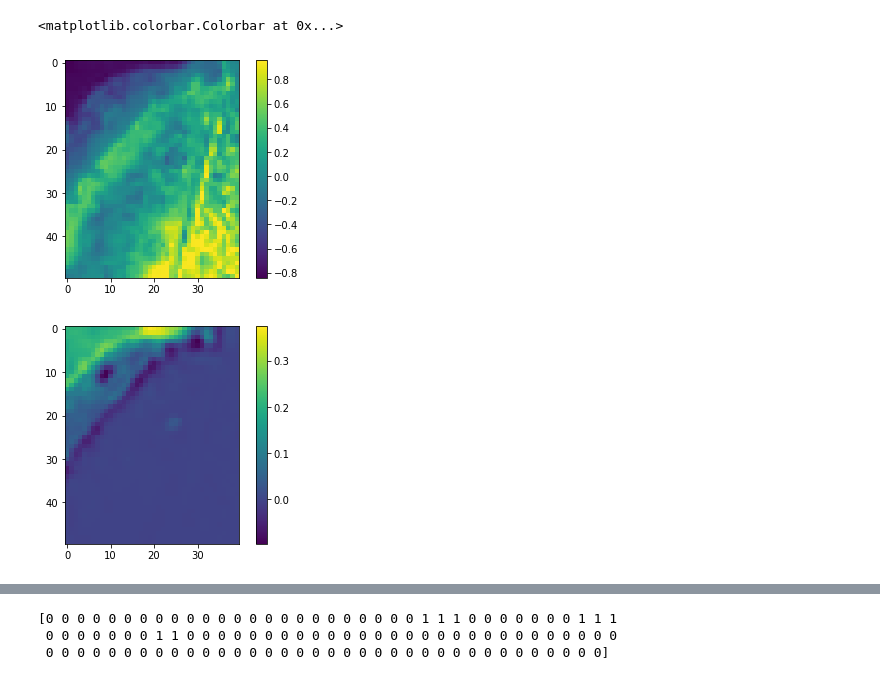
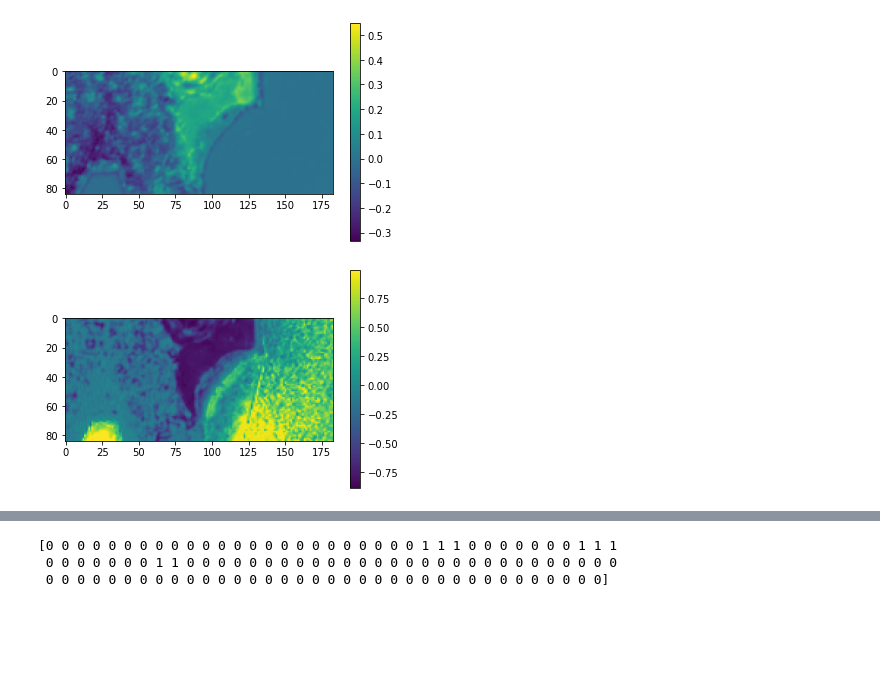
Before and after one commit to BasileR/plastic_detection_from_space, a Jupyter notebook: Detection_image_signature_spectrale_Alina.ipynb, the cells around one changed output, grey strips where cells are left out. Saved outputs shown, nothing was run; the diff lists cells and outputs as text; code cells hidden in the pictures; blank space fills up the shorter version.

```diff
--- a/Detection_image_signature_spectrale_Alina.ipynb
+++ b/Detection_image_signature_spectrale_Alina.ipynb
@@ -11,58 +12,4 @@ ROOT_DIR = './18_04_2019_M/'
-# %%
-import tifffile
-import numpy as np
-import matplotlib.pyplot as plt
-import spectral
-
-# B04 = tifffile.imread(ROOT_DIR+'2019-05-03-00_00_2019-05-03-23_59_Sentinel-2_L2A_B04_(Raw).tiff')
-# B08 = tifffile.imread(ROOT_DIR+'2019-05-03-00_00_2019-05-03-23_59_Sentinel-2_L2A_B08_(Raw).tiff')
-
-# B11 = tifffile.imread(ROOT_DIR+'2019-05-03-00_00_2019-05-03-23_59_Sentinel-2_L2A_B11_(Raw).tiff')
-# B06 = tifffile.imread(ROOT_DIR+'2019-05-03-00_00_2019-05-03-23_59_Sentinel-2_L2A_B06_(Raw).tiff')
-
-# B01 = tifffile.imread(ROOT_DIR+'2019-05-03-00_00_2019-05-03-23_59_Sentinel-2_L2A_B01_(Raw).tiff')
-# B02 = tifffile.imread(ROOT_DIR+'2019-05-03-00_00_2019-05-03-23_59_Sentinel-2_L2A_B02_(Raw).tiff')
-# B03 = tifffile.imread(ROOT_DIR+'2019-05-03-00_00_2019-05-03-23_59_Sentinel-2_L2A_B03_(Raw).tiff')
-# B05 = tifffile.imread(ROOT_DIR+'2019-05-03-00_00_2019-05-03-23_59_Sentinel-2_L2A_B05_(Raw).tiff')
-# B07 = tifffile.imread(ROOT_DIR+'2019-05-03-00_00_2019-05-03-23_59_Sentinel-2_L2A_B07_(Raw).tiff')
-# B09 = tifffile.imread(ROOT_DIR+'2019-05-03-00_00_2019-05-03-23_59_Sentinel-2_L2A_B09_(Raw).tiff')
-
-# B8A = tifffile.imread(ROOT_DIR+'2019-05-03-00_00_2019-05-03-23_59_Sentinel-2_L2A_B8A_(Raw).tiff')
-# B12 = tifffile.imread(ROOT_DIR+'2019-05-03-00_00_2019-05-03-23_59_Sentinel-2_L2A_B12_(Raw).tiff')
-
-
-B04 = tifffile.imread(ROOT_DIR+'2019-04-18-00_00_2019-04-18-23_59_Sentinel-2_L2A_B04_(Raw).tiff')
-B08 = tifffile.imread(ROOT_DIR+'2019-04-18-00_00_2019-04-18-23_59_Sentinel-2_L2A_B08_(Raw).tiff')
-
-B11 = tifffile.imread(ROOT_DIR+'2019-04-18-00_00_2019-04-18-23_59_Sentinel-2_L2A_B11_(Raw).tiff')
-B06 = tifffile.imread(ROOT_DIR+'2019-04-18-00_00_2019-04-18-23_59_Sentinel-2_L2A_B06_(Raw).tiff')
-
-B01 = tifffile.imread(ROOT_DIR+'2019-04-18-00_00_2019-04-18-23_59_Sentinel-2_L2A_B01_(Raw).tiff')
-B02 = tifffile.imread(ROOT_DIR+'2019-04-18-00_00_2019-04-18-23_59_Sentinel-2_L2A_B02_(Raw).tiff')
-B03 = tifffile.imread(ROOT_DIR+'2019-04-18-00_00_2019-04-18-23_59_Sentinel-2_L2A_B03_(Raw).tiff')
-B05 = tifffile.imread(ROOT_DIR+'2019-04-18-00_00_2019-04-18-23_59_Sentinel-2_L2A_B05_(Raw).tiff')
-B07 = tifffile.imread(ROOT_DIR+'2019-04-18-00_00_2019-04-18-23_59_Sentinel-2_L2A_B07_(Raw).tiff')
-B09 = tifffile.imread(ROOT_DIR+'2019-04-18-00_00_2019-04-18-23_59_Sentinel-2_L2A_B09_(Raw).tiff')
-
-B8A = tifffile.imread(ROOT_DIR+'2019-04-18-00_00_2019-04-18-23_59_Sentinel-2_L2A_B8A_(Raw).tiff')
-B12 = tifffile.imread(ROOT_DIR+'2019-04-18-00_00_2019-04-18-23_59_Sentinel-2_L2A_B12_(Raw).tiff')
-
-
-RNDVI =(B04-B08)/(B04+B08)
-PI = B08/(B04+B08)
-lambda_8 = 833.8
-lambda_4 = 664.6
-lambda_11 = 1613.7
-lambda_6 = 740.5
-FDI = B08 - ( B06 + (B11-B06)*10*(lambda_8-lambda_4)/(lambda_11-lambda_4) )
-
-plt.figure()
-plt.imshow(RNDVI[20:70,100:140])
-plt.colorbar()
-plt.figure()
-plt.imshow(FDI[20:70,100:140])
-plt.colorbar()
-# %% [output]
-<matplotlib.colorbar.Colorbar at 0x...>
-[figure, removed]
-[figure, removed]
+# %%
+## get images' directory
+img1 = '/2019_04_18_M/'
+img2 = '/2019_05_03_M/'
@@ -68,0 +29,16 @@ plt.colorbar()
+# %%
+# plot the index
+
+# FDI
+FDI = utils.get_FDI(img1)
+utils.plot_index(FDI)
+
+# RNDVI
+RNDVI = utils.get_RNDVI(img1)
+utils.plot_index(RNDVI)
+
+# size img
+m,n = FDI.shape
+# %% [output]
+[figure, added]
+[figure, added]
```
Also changed, not shown: parts of 38 cells of this notebook, 1 other file.
